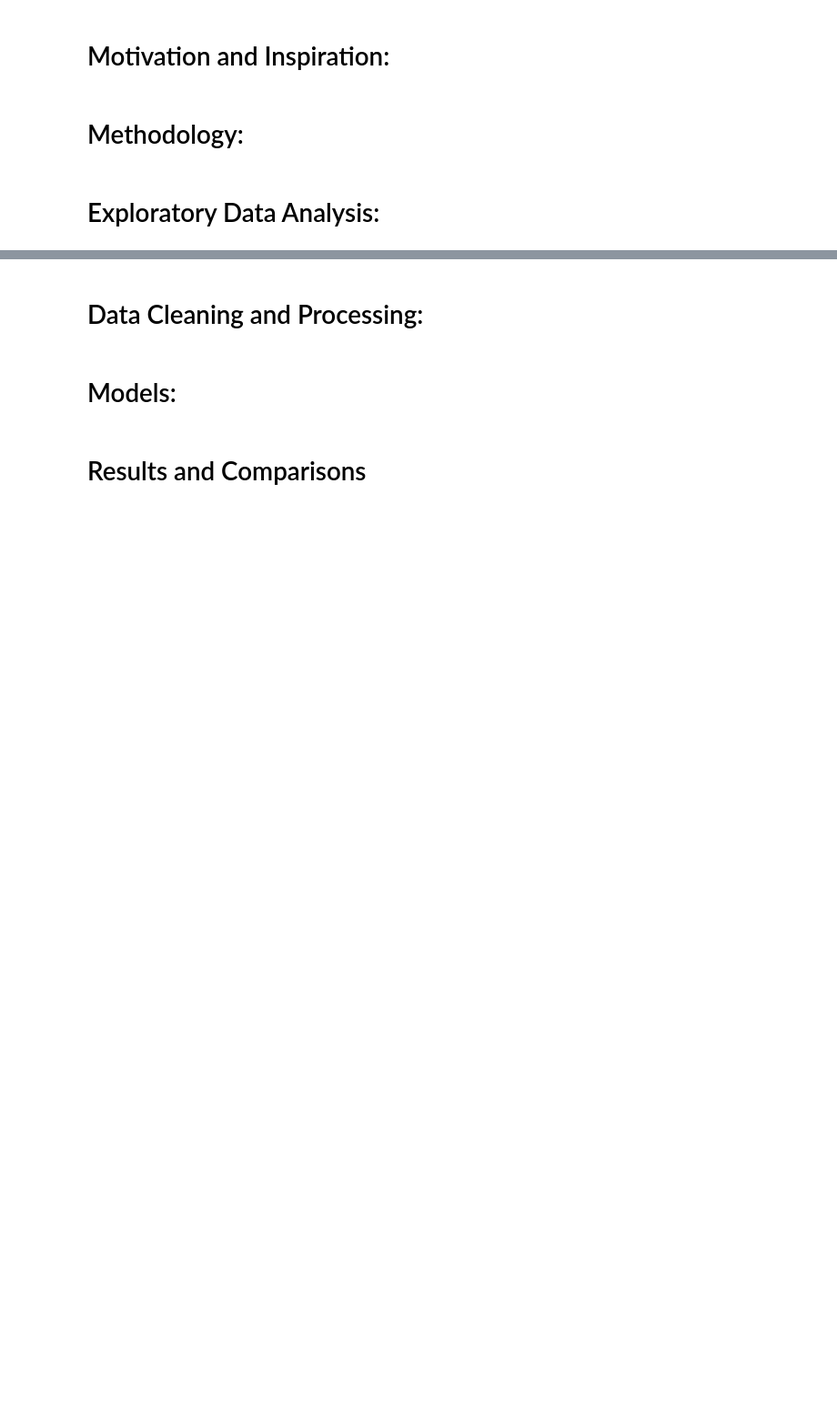
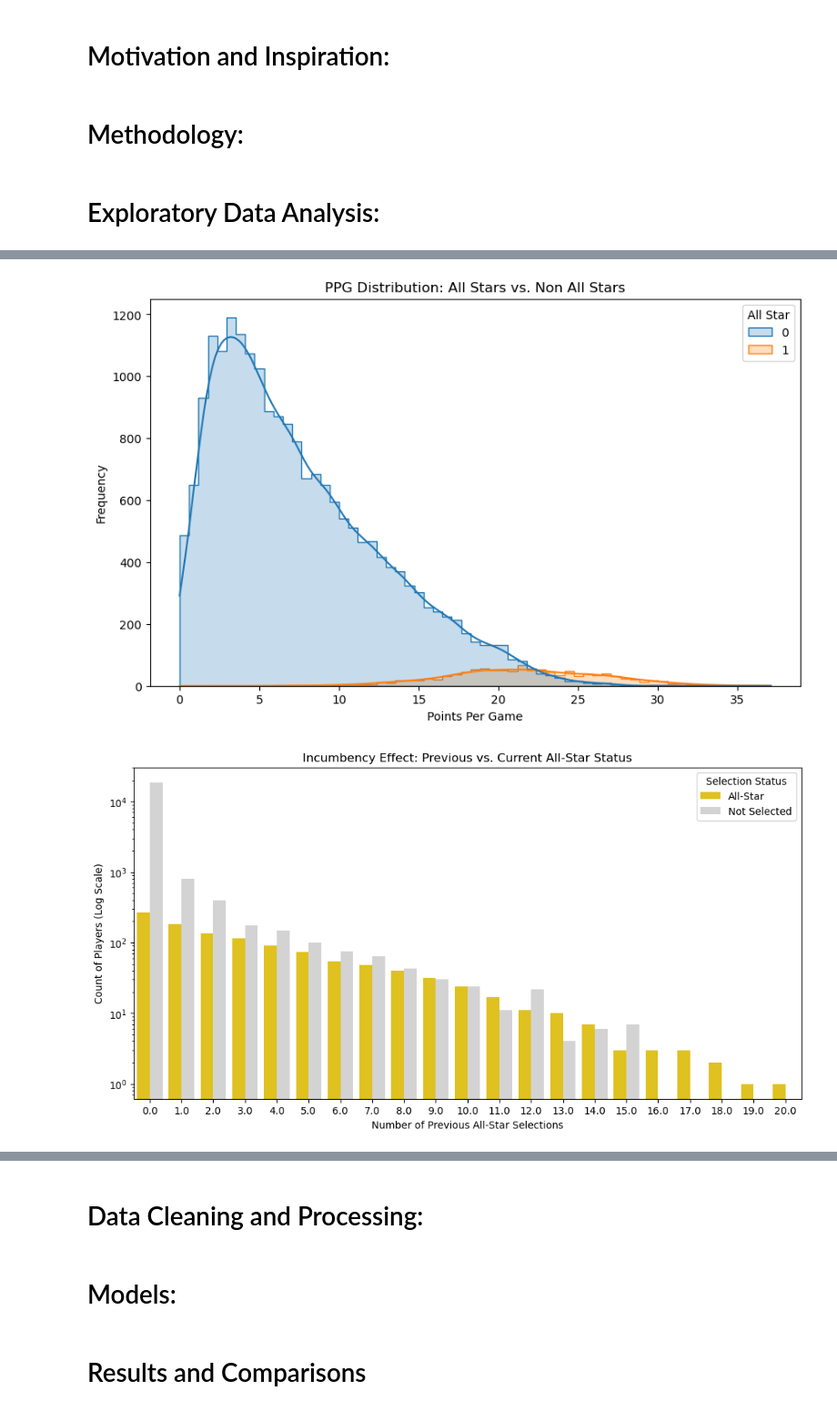
Before and after one commit to asarkar17812/nba-allstar-pred, a Jupyter notebook: nba_allstar.ipynb, the cells around one changed output, grey strips where cells are left out. Shown at 91% size. Saved outputs shown, nothing was run; the diff lists cells and outputs as text; code cells hidden in the pictures; blank space fills up the shorter version.

```diff
--- a/nba_allstar.ipynb
+++ b/nba_allstar.ipynb
@@ -28,0 +56,30 @@ ValueError: Could not interpret input 'All Star'
+# %%
+plt.figure(figsize=(10, 6))
+# 'hue' splits the data by the All-Star column
+sns.histplot(data=df, x='PTS per game', hue='All Star', kde=True, element="step")
+
+plt.title('PPG Distribution: All Stars vs. Non All Stars')
+plt.xlabel('Points Per Game')
+plt.ylabel('Frequency')
+plt.show()
+
+
+#  temporary column for plotting with string labels
+df['Selection Status'] = df['All Star'].map({0: 'Not Selected', 1: 'All-Star'})
+plt.figure(figsize=(12, 6))
+
+sns.countplot(data=df, x='Prev All Stars', hue='Selection Status',
+              palette={'Not Selected': 'lightgrey', 'All-Star': 'gold'})
+
+plt.yscale('log')
+plt.title('Incumbency Effect: Previous vs. Current All-Star Status')
+plt.xlabel('Number of Previous All-Star Selections')
+plt.ylabel('Count of Players (Log Scale)')
+
+# remove the temporary column after plotting
+df.drop('Selection Status', axis=1, inplace=True)
+
+plt.show()
+# %% [output]
+[figure, added]
+[figure, added]
```
Also changed, not shown: parts of 3 cells of this notebook, 1 other file.
